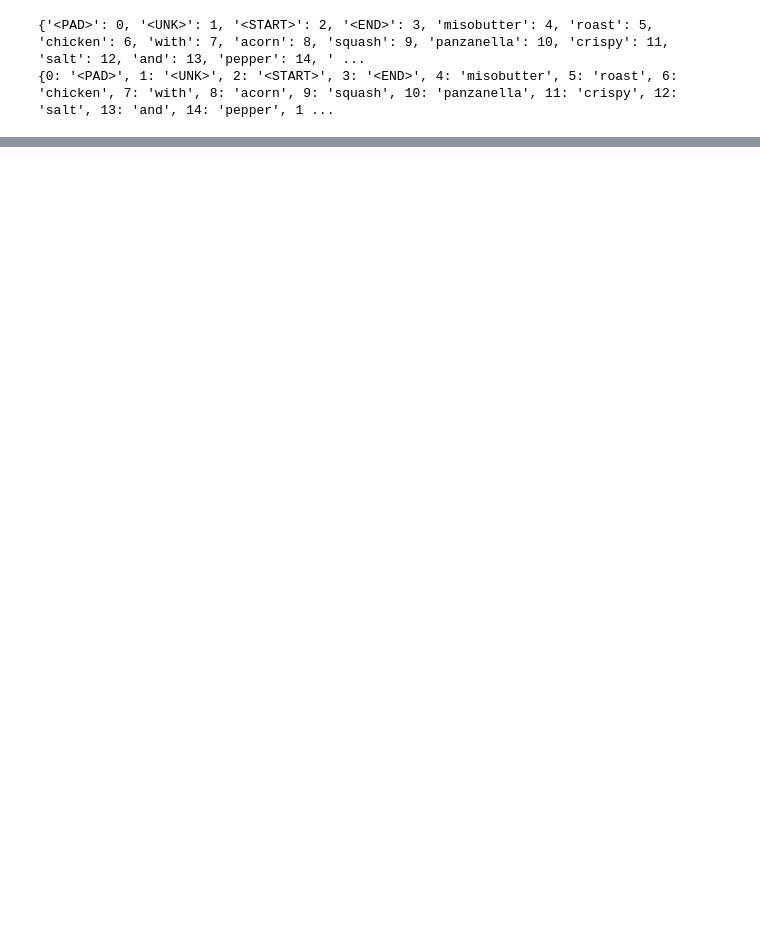
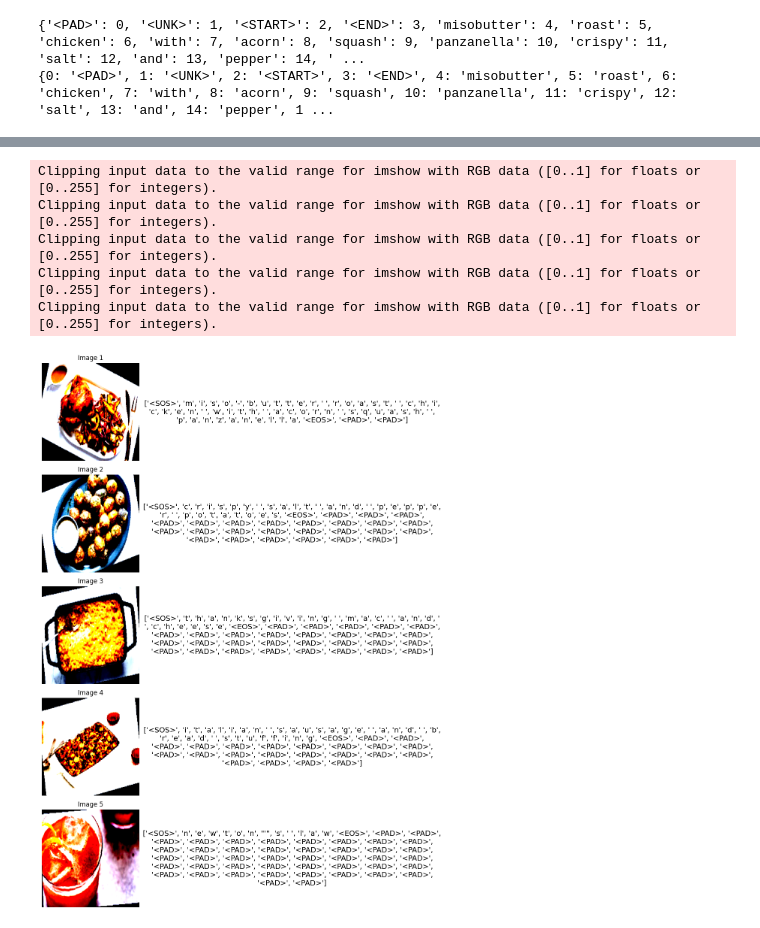
Before and after one commit to Merumalady/Image_Captioning, a Jupyter notebook: plots.ipynb, the cells around one changed output, grey strips where cells are left out. Cells and saved outputs as stored; diff of their text form; code cells hidden in the pictures; blank space fills up the shorter version.

```diff
--- a/plots.ipynb
+++ b/plots.ipynb
@@ -143,3 +132,15 @@ print(d.dataset.vocab.idx2word)
 # %% [output]
 {'<PAD>': 0, '<UNK>': 1, '<START>': 2, '<END>': 3, 'misobutter': 4, 'roast': 5, 'chicken': 6, 'with': 7, 'acorn': 8, 'squash': 9, 'panzanella': 10, 'crispy': 11, 'salt': 12, 'and': 13, 'pepper': 14, ' ...
 {0: '<PAD>', 1: '<UNK>', 2: '<START>', 3: '<END>', 4: 'misobutter', 5: 'roast', 6: 'chicken', 7: 'with', 8: 'acorn', 9: 'squash', 10: 'panzanella', 11: 'crispy', 12: 'salt', 13: 'and', 14: 'pepper', 1 ...
+# %%
+import matplotlib.pyplot as plt
+import torch
+import datachar as dc
+
+# Verificar las captions tokenizadas
+for i in range(5):  # Mostrar 5 muestras
+    _, caption_indices = dc.dataset[i]  # Obtén imagen y caption tokenizada
+    decoded_caption = dc.dataset.vocab.decode(caption_indices.tolist())
+    print(f"Original: {dc.dataset.data.iloc[i]['Title']}")
+    print(f"Tokenizada: {decoded_caption}")
+    print("-" * 50)
@@ -146 +163,42 @@ print(d.dataset.vocab.idx2word)
+# %%
+def visualization(dataset, num_of_images):
+    fig, axes = plt.subplots(num_of_images, 2, figsize=(12, num_of_images * 3))
+
+    # Asegurarse de que axes sea una matriz 2D
+    if num_of_images == 1:
+        axes = [axes]
+
+    for idx in range(num_of_images):
+        image, caption_indices = dataset[idx]
+
+        # Convertir imagen a formato visualizable
+        if isinstance(image, torch.Tensor):
+            image = image.permute(1, 2, 0).numpy()  # Convertir a (H, W, C)
+
+        # Mostrar imagen
+        ax_img, ax_caption = axes[idx]
+        ax_img.imshow(image)
+        ax_img.axis('off')
+        ax_img.set_title(f"Image {idx+1}", fontsize=12)
+
+        # Decodificar y mostrar leyenda
+        caption_text = dataset.vocab.decode(caption_indices.tolist())
+        ax_caption.axis('off')
+        ax_caption.text(
+            0.5, 0.5, caption_text, ha='center', va='center',
+            wrap=True, fontsize=14
+        )
+
+    plt.tight_layout()
+    plt.show()
+
+# Ejecución de ejemplo
+visualization(dc.dataset, 5)  # Mostrar 5 imágenes y sus captions
+# %% [output]
+Clipping input data to the valid range for imshow with RGB data ([0..1] for floats or [0..255] for integers).
+Clipping input data to the valid range for imshow with RGB data ([0..1] for floats or [0..255] for integers).
+Clipping input data to the valid range for imshow with RGB data ([0..1] for floats or [0..255] for integers).
+Clipping input data to the valid range for imshow with RGB data ([0..1] for floats or [0..255] for integers).
+Clipping input data to the valid range for imshow with RGB data ([0..1] for floats or [0..255] for integers).
+[figure, added]
 # %%
```
Also changed, not shown: parts of 7 cells of this notebook, 4 other files.
